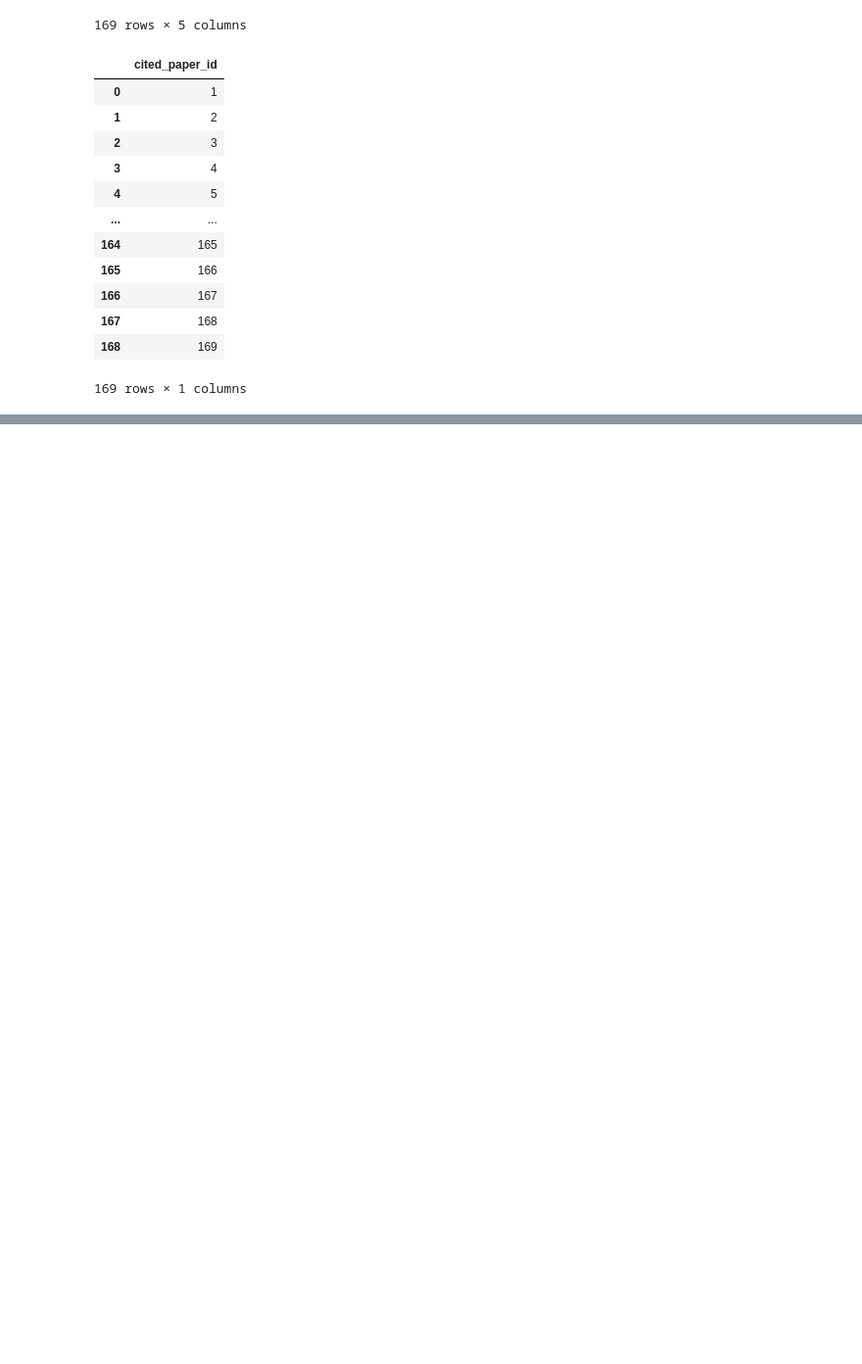
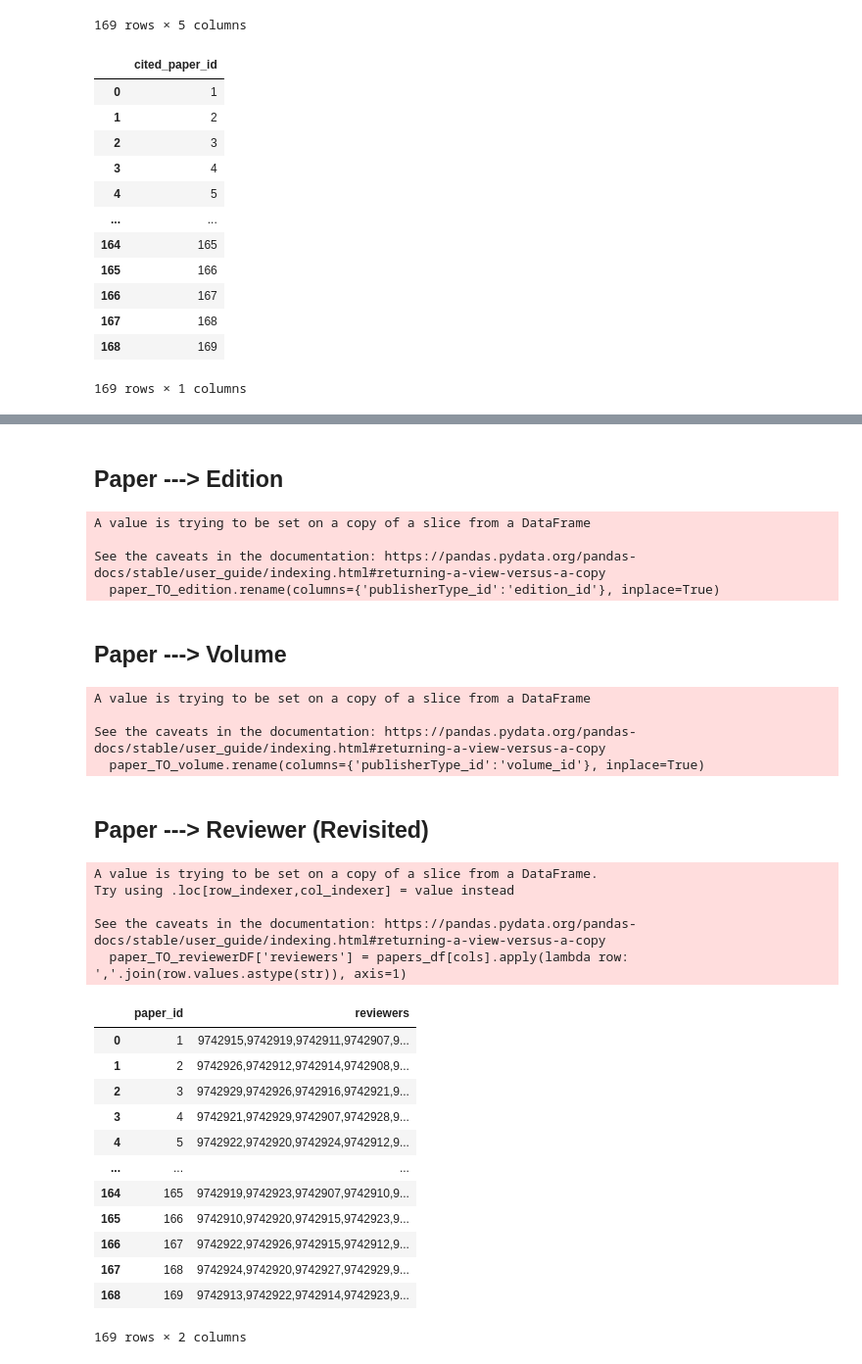
Before and after one commit to emmanuelfwerr/SDM_upc, a Jupyter notebook: notebooks/test.ipynb, the cells around one changed output, grey strips where cells are left out. Shown at 98% size. Saved outputs shown, nothing was run; the diff lists cells and outputs as text; code cells hidden in the pictures; blank space fills up the shorter version.

```diff
--- a/notebooks/test.ipynb
+++ b/notebooks/test.ipynb
@@ -397,0 +418,51 @@ paper_TO_keyword_DF.to_csv('../data/synthetic/relations/paper_TO_keyword.csv', s
+# %% [markdown]
+## Paper ---> Edition
+# %%
+ppp = pd.read_csv('../data/synthetic/relations/paper_TO_publisherType.csv', sep=';')
+paper_TO_edition = ppp[ppp['publisherType_id'].astype(str).str[0]=='e']
+paper_TO_edition.reset_index(inplace=True, drop=True)
+paper_TO_edition.rename(columns={'publisherType_id':'edition_id'}, inplace=True)
+paper_TO_edition.to_csv('../data/synthetic/relations/paper_TO_edition.csv', sep=';', index=False)
+# %% [output]
+A value is trying to be set on a copy of a slice from a DataFrame
+
+See the caveats in the documentation: https://pandas.pydata.org/pandas-docs/stable/user_guide/indexing.html#returning-a-view-versus-a-copy
+  paper_TO_edition.rename(columns={'publisherType_id':'edition_id'}, inplace=True)
+# %% [markdown]
+## Paper ---> Volume
+# %%
+paper_TO_volume = ppp[ppp['publisherType_id'].astype(str).str[0]=='v']
+paper_TO_volume.reset_index(inplace=True, drop=True)
+paper_TO_volume.rename(columns={'publisherType_id':'volume_id'}, inplace=True)
+paper_TO_volume.to_csv('../data/synthetic/relations/paper_TO_volume.csv', sep=';', index=False)
+# %% [output]
+A value is trying to be set on a copy of a slice from a DataFrame
+
+See the caveats in the documentation: https://pandas.pydata.org/pandas-docs/stable/user_guide/indexing.html#returning-a-view-versus-a-copy
+  paper_TO_volume.rename(columns={'publisherType_id':'volume_id'}, inplace=True)
+# %% [markdown]
+## Paper ---> Reviewer (Revisited)
+# %%
+paper_TO_reviewerDF = paper_relationships[['paper_id']]
+cols = ['reviewer1_id', 'reviewer2_id', 'reviewer3_id', 'reviewer4_id', 'reviewer5_id', 'reviewer6_id', 'reviewer7_id']
+paper_TO_reviewerDF['reviewers'] = paper_relationships[cols].apply(lambda row: ','.join(row.values.astype(str)), axis=1)
+paper_TO_reviewerDF
+# %% [output]
+A value is trying to be set on a copy of a slice from a DataFrame.
+Try using .loc[row_indexer,col_indexer] = value instead
+
+See the caveats in the documentation: https://pandas.pydata.org/pandas-docs/stable/user_guide/indexing.html#returning-a-view-versus-a-copy
+  paper_TO_reviewerDF['reviewers'] = papers_df[cols].apply(lambda row: ','.join(row.values.astype(str)), axis=1)
+|  | paper_id | reviewers |
+| 0 | 1 | 9742915,9742919,9742911,9742907,9... |
+| 1 | 2 | 9742926,9742912,9742914,9742908,9... |
+| 2 | 3 | 9742929,9742926,9742916,9742921,9... |
+| 3 | 4 | 9742921,9742929,9742907,9742928,9... |
+| 4 | 5 | 9742922,9742920,9742924,9742912,9... |
+| ... | ... | ... |
+| 164 | 165 | 9742919,9742923,9742907,9742910,9... |
+| 165 | 166 | 9742910,9742920,9742915,9742923,9... |
+| 166 | 167 | 9742922,9742926,9742915,9742912,9... |
+| 167 | 168 | 9742924,9742920,9742927,9742929,9... |
+| 168 | 169 | 9742913,9742922,9742914,9742923,9... |
+169 rows × 2 columns
```
Also changed, not shown: parts of 8 cells of this notebook, 24 other files.
